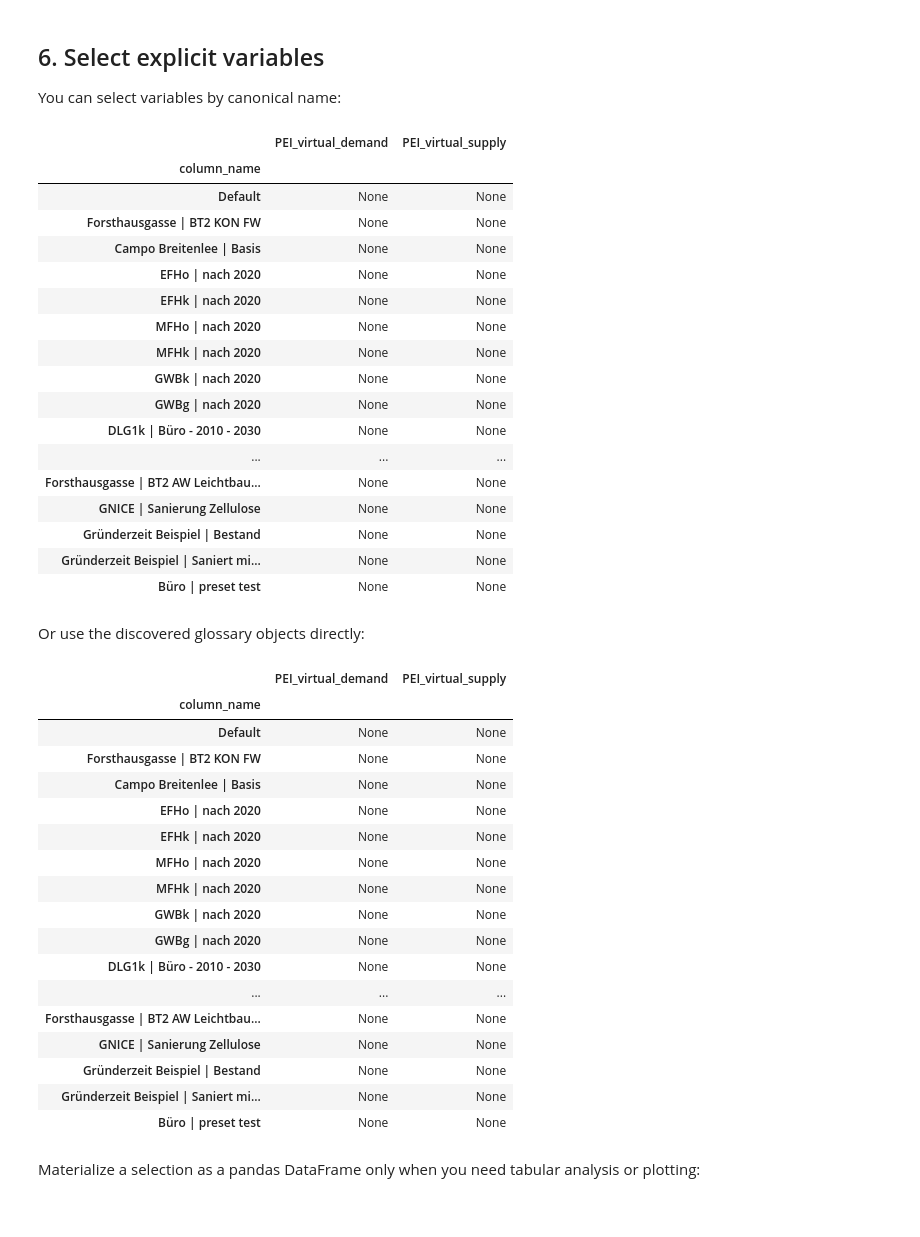
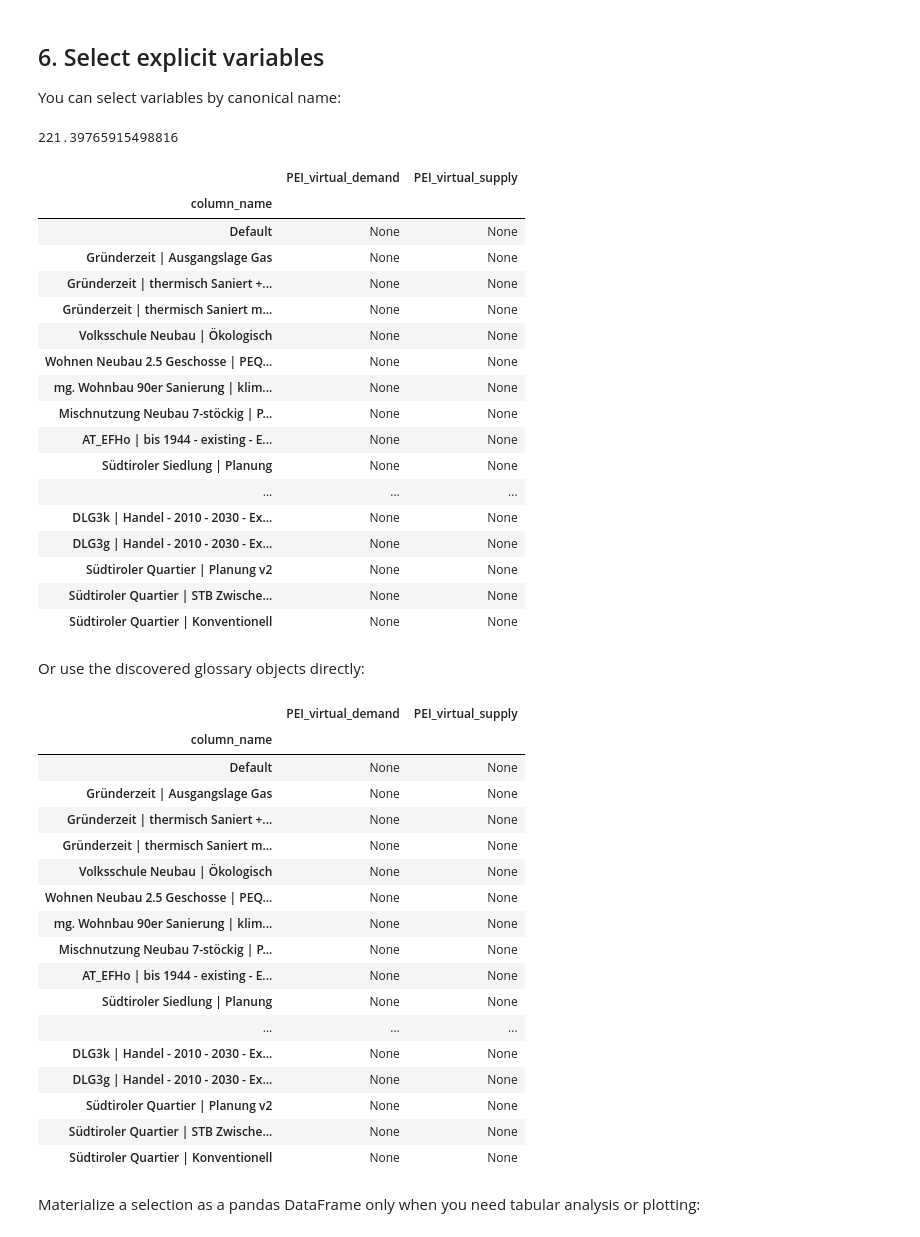
Before and after one commit to simonschaluppe/peexcel, a Jupyter notebook: notebooks/howto_excel_updated.ipynb, the cells around one changed output. Saved outputs shown, nothing was run; the diff lists cells and outputs as text; code cells hidden in the pictures.

```diff
--- a/notebooks/howto_excel_updated.ipynb
+++ b/notebooks/howto_excel_updated.ipynb
@@ -38,7 +38,7 @@ from pexl.plot import plotly
 
 A workbook is loaded as one `Project`. Each PEExcel scenario / variant column becomes one `Scenario`.
 # %%
-PROJECT_PATH = Path("../data/exports/ka_project_backup_v1_12.xlsx")
+PROJECT_PATH = Path("../data/exports/examples/ka_examples_v1.09.xlsx")
 
 project = Project.from_excel(PROJECT_PATH)
 project
@@ -244,32 +244,36 @@ QV_heatrecovery
 ## 6. Select explicit variables
 
 You can select variables by canonical name:
+# %%
+scenario.v.PEI_demand
+# %% [output]
+221.39765915498816
 # %%
 view = project.view.select(
-    "PEI_virtual_demand",
-    "PEI_virtual_supply",
+    "PEI_demand",
+    "PEI_supply",
 )
 
 view
 # %% [output]
 |  | PEI_virtual_demand | PEI_virtual_supply |
 | column_name |  |  |
 | Default | None | None |
-| Forsthausgasse | BT2 KON FW | None | None |
-| Campo Breitenlee | Basis | None | None |
-| EFHo | nach 2020 | None | None |
-| EFHk | nach 2020 | None | None |
-| MFHo | nach 2020 | None | None |
-| MFHk | nach 2020 | None | None |
-| GWBk | nach 2020 | None | None |
-| GWBg | nach 2020 | None | None |
-| DLG1k | Büro - 2010 - 2030 | None | None |
+| Gründerzeit | Ausgangslage Gas | None | None |
+| Gründerzeit | thermisch Saniert +... | None | None |
+| Gründerzeit | thermisch Saniert m... | None | None |
+| Volksschule Neubau | Ökologisch | None | None |
+| Wohnen Neubau 2.5 Geschosse | PEQ... | None | None |
+| mg. Wohnbau 90er Sanierung | klim... | None | None |
+| Mischnutzung Neubau 7-stöckig | P... | None | None |
+| AT_EFHo | bis 1944 - existing - E... | None | None |
+| Südtiroler Siedlung | Planung | None | None |
 | ... | ... | ... |
-| Forsthausgasse | BT2 AW Leichtbau... | None | None |
-| GNICE | Sanierung Zellulose | None | None |
-| Gründerzeit Beispiel | Bestand | None | None |
-| Gründerzeit Beispiel | Saniert mi... | None | None |
-| Büro | preset test | None | None |
+| DLG3k | Handel - 2010 - 2030 - Ex... | None | None |
+| DLG3g | Handel - 2010 - 2030 - Ex... | None | None |
+| Südtiroler Quartier | Planung v2 | None | None |
+| Südtiroler Quartier | STB Zwische... | None | None |
+| Südtiroler Quartier | Konventionell | None | None |
 # %% [markdown]
 Or use the discovered glossary objects directly:
 # %%
@@ -283,21 +287,21 @@ view
 |  | PEI_virtual_demand | PEI_virtual_supply |
 | column_name |  |  |
 | Default | None | None |
-| Forsthausgasse | BT2 KON FW | None | None |
-| Campo Breitenlee | Basis | None | None |
-| EFHo | nach 2020 | None | None |
-| EFHk | nach 2020 | None | None |
-| MFHo | nach 2020 | None | None |
-| MFHk | nach 2020 | None | None |
-| GWBk | nach 2020 | None | None |
-| GWBg | nach 2020 | None | None |
-| DLG1k | Büro - 2010 - 2030 | None | None |
+| Gründerzeit | Ausgangslage Gas | None | None |
+| Gründerzeit | thermisch Saniert +... | None | None |
+| Gründerzeit | thermisch Saniert m... | None | None |
+| Volksschule Neubau | Ökologisch | None | None |
+| Wohnen Neubau 2.5 Geschosse | PEQ... | None | None |
+| mg. Wohnbau 90er Sanierung | klim... | None | None |
+| Mischnutzung Neubau 7-stöckig | P... | None | None |
+| AT_EFHo | bis 1944 - existing - E... | None | None |
+| Südtiroler Siedlung | Planung | None | None |
 | ... | ... | ... |
-| Forsthausgasse | BT2 AW Leichtbau... | None | None |
-| GNICE | Sanierung Zellulose | None | None |
-| Gründerzeit Beispiel | Bestand | None | None |
-| Gründerzeit Beispiel | Saniert mi... | None | None |
-| Büro | preset test | None | None |
+| DLG3k | Handel - 2010 - 2030 - Ex... | None | None |
+| DLG3g | Handel - 2010 - 2030 - Ex... | None | None |
+| Südtiroler Quartier | Planung v2 | None | None |
+| Südtiroler Quartier | STB Zwische... | None | None |
+| Südtiroler Quartier | Konventionell | None | None |
 # %% [markdown]
 Materialize a selection as a pandas DataFrame only when you need tabular analysis or plotting:
 # %%
```
Also changed, not shown: parts of 10 cells of this notebook, 32 other files.
